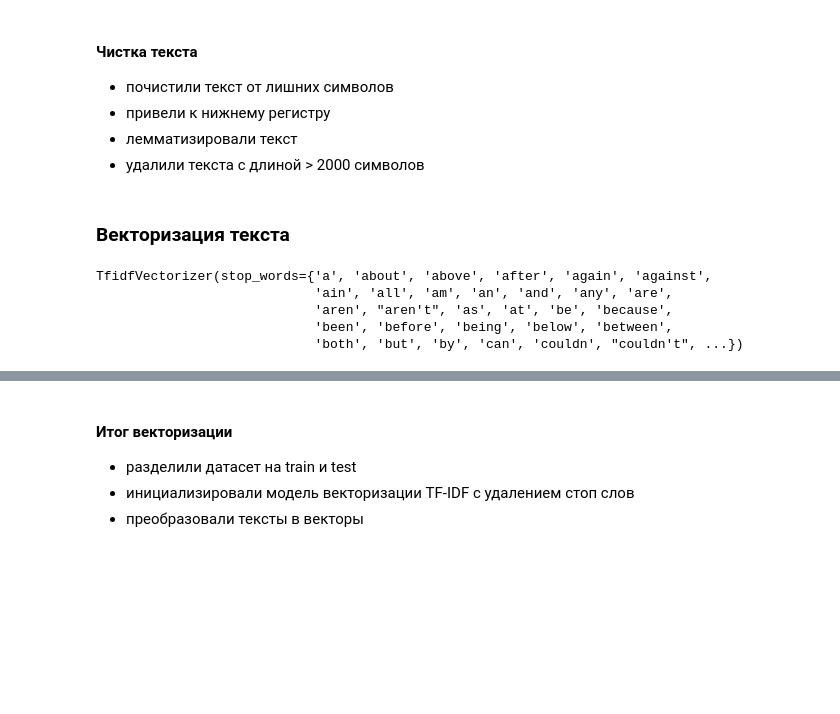
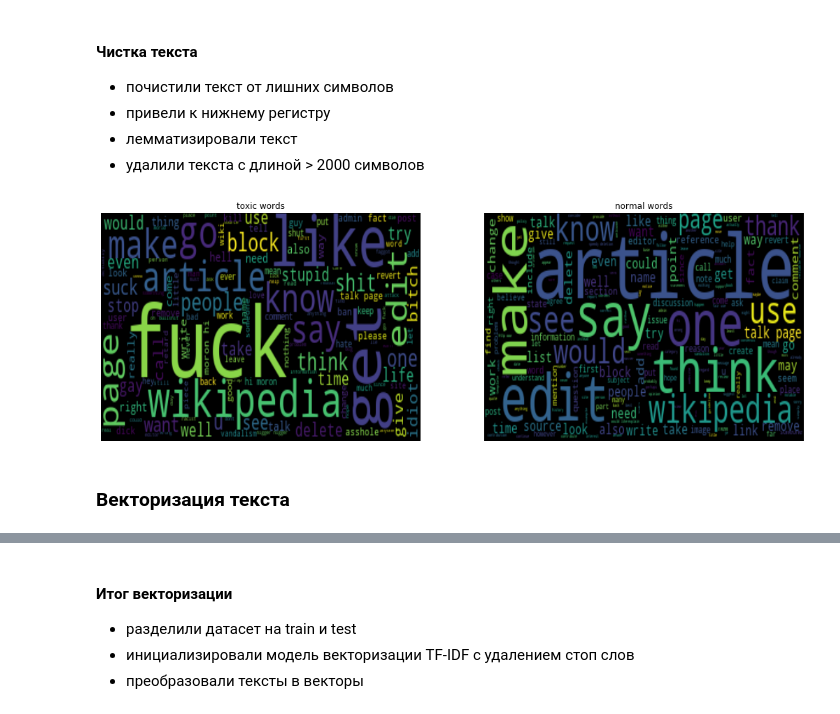
Before and after one commit to ilart/DS_course, a Jupyter notebook: text_learning.ipynb, the cells around one changed output, grey strips where cells are left out. Saved outputs shown, nothing was run; the diff lists cells and outputs as text; code cells hidden in the pictures; blank space fills up the shorter version.

Commit message:
add stratify, word cloud visualization. Fix tfidf fit

```diff
--- a/text_learning.ipynb
+++ b/text_learning.ipynb
@@ -164,4 +185,6 @@ df['lower_text'] = df['clear_text'].apply(lambda s: s.lower())
 df['lemm_text'] = df['lower_text'].apply(lemmatizer)
 
 display(df.head())
+
+df = df.drop(columns = ['clear_text'], axis=1)
 # %% [output]
@@ -196,0 +212,20 @@ test_corpus = test['lemm_text'].values.astype('U')
+# %%
+stop_words = set(stopwords.words('english'))
+
+toxic_text = " ".join(text for text in df[df['toxic']==1]['lemm_text'])
+normal_text = " ".join(text for text in df[df['toxic']==0]['lemm_text'])
+
+toxic_wordcloud = WordCloud(stopwords=stop_words).generate(toxic_text)
+normal_wordcloud = WordCloud(stopwords=stop_words).generate(normal_text)
+# %%
+fig, ax =plt.subplots(1,2, figsize=(18,6))
+ax[0].imshow(toxic_wordcloud, interpolation='bilinear', aspect="auto")
+ax[0].axis("off")
+ax[0].title.set_text("toxic words")
+ax[1].imshow(normal_wordcloud, interpolation='bilinear', aspect="auto")
+ax[1].axis("off")
+ax[1].title.set_text("normal words")
+
+plt.show()
+# %% [output]
+[figure, added]
@@ -201,9 +250 @@ stop_words = set(stopwords.words('english'))
 tfidf_vectorizer = TfidfVectorizer( stop_words=stop_words)
-# %%
-tfidf_vectorizer.fit(df['lemm_text'].values.astype('U'))
-# %% [output]
-TfidfVectorizer(stop_words={'a', 'about', 'above', 'after', 'again', 'against',
-                            'ain', 'all', 'am', 'an', 'and', 'any', 'are',
-                            'aren', "aren't", 'as', 'at', 'be', 'because',
-                            'been', 'before', 'being', 'below', 'between',
-                            'both', 'but', 'by', 'can', 'couldn', "couldn't", ...})
```
Also changed, not shown: parts of 26 cells of this notebook.
